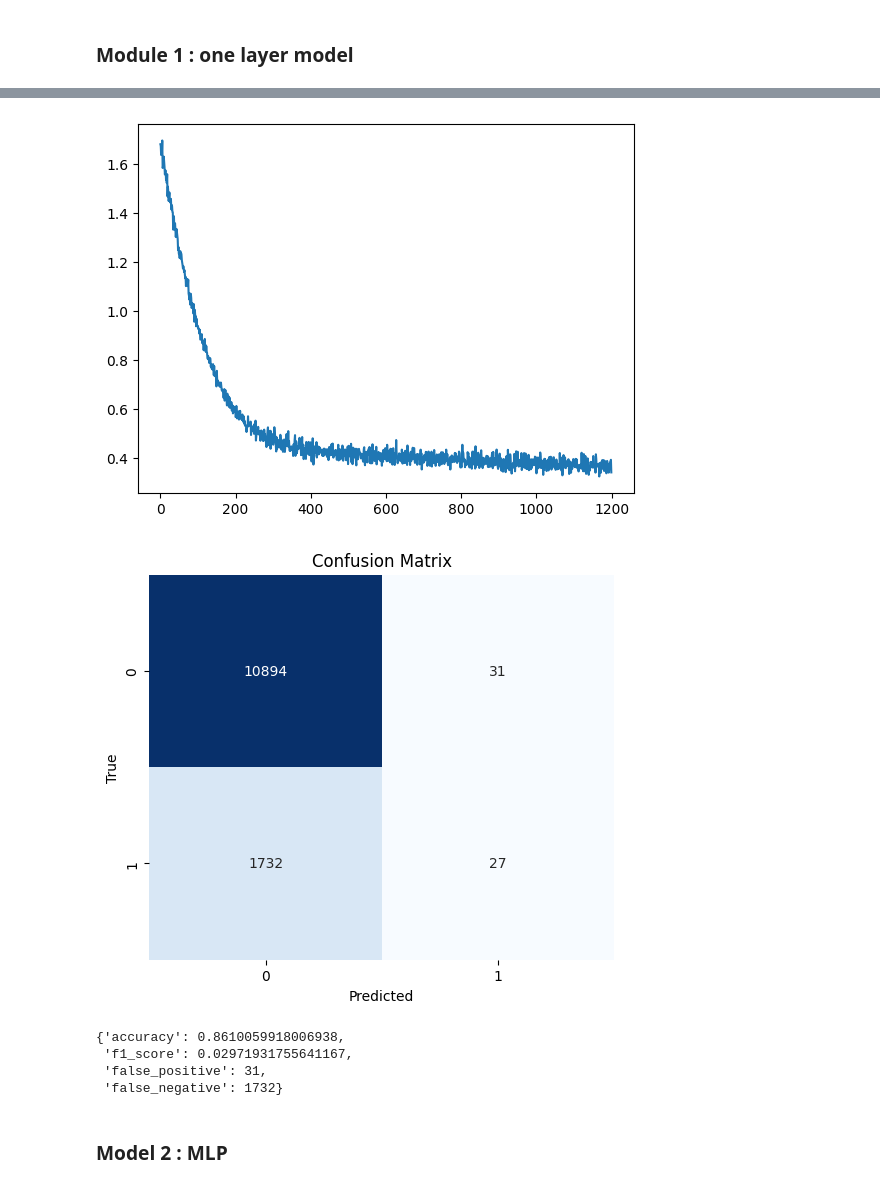
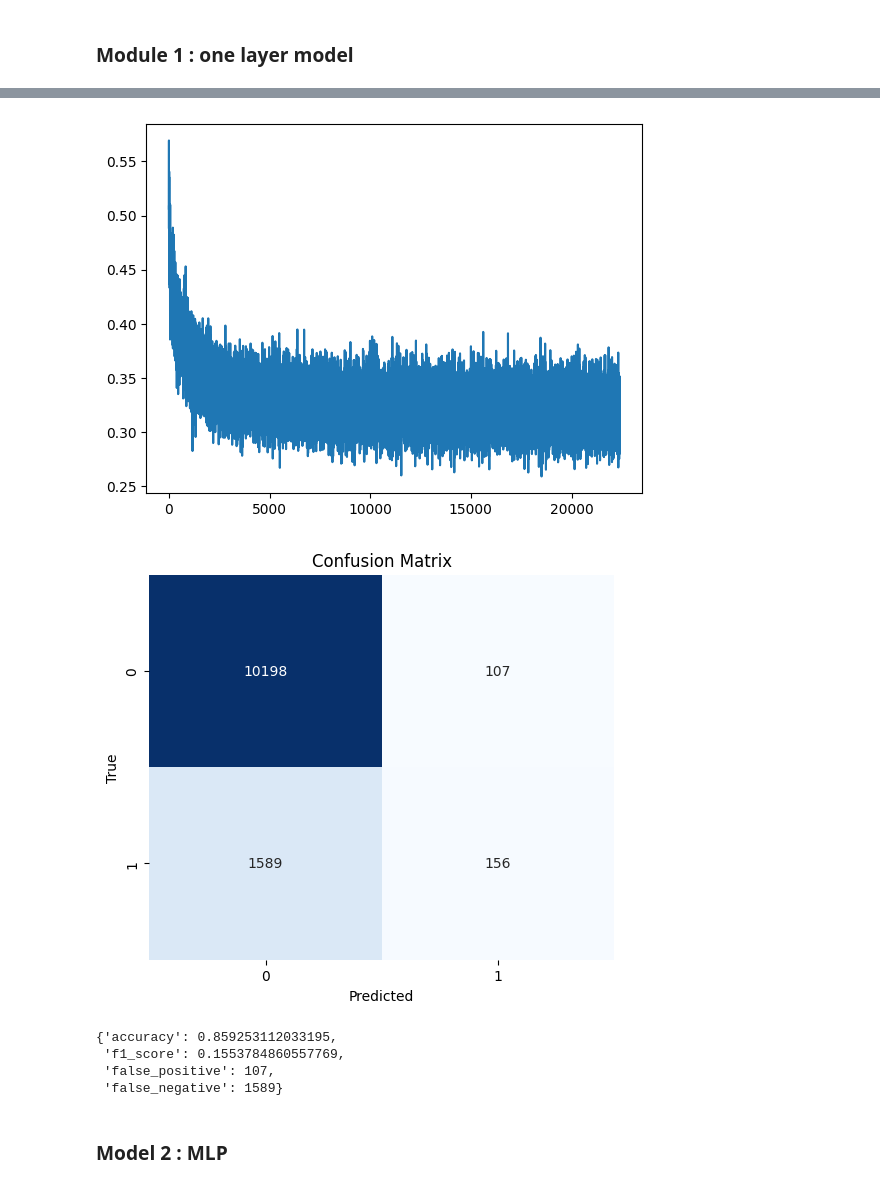
Before and after one commit to ward-benjamin/CS230, a Jupyter notebook: run_notebook.ipynb, the cells around one changed output, grey strips where cells are left out. Drawn from its saved outputs; the diff is of its cells as text; code cells hidden in the pictures.

Commit message:
Weighted loss + correction downloading function

```diff
--- a/run_notebook.ipynb
+++ b/run_notebook.ipynb
@@ -35,11 +43,11 @@ temp,dev = preprocessed.split_dataset_dev()
 # %%
 num_hidden_neurone = 40
 model_one_layer = model.create_sequential_model(num_input,[num_hidden_neurone],dropout_rates=0.1)
-criterion = nn.BCELoss()
+criterion = loss.WeightedBCELoss(w1 = 5.0, w2 = 1.0)
 optimizer = optim.Adam(model_one_layer.parameters(), lr=0.0001,betas= (0.9,0.99))
 
-train_losses = train.train_model(temp,model_one_layer,criterion,optimizer,100,batch_size=1024)
+train_losses,test_data = train.train_model(temp,model_one_layer,criterion,optimizer,100,batch_size=1024)
 plt.plot(train_losses)
 
-evaluate.evaluate_model(model_one_layer,dev)
+evaluate.evaluate_model(model_one_layer,test_data)
 # %% [output]
@@ -63,9 +71,9 @@ F1 Score: 0.0297
-[figure, old version]
+[figure, new version]
-[figure, old version]
+[figure, new version]
-{'accuracy': 0.8610059918006938,
- 'f1_score': 0.02971931755641167,
- 'false_positive': 31,
- 'false_negative': 1732}
+{'accuracy': 0.859253112033195,
+ 'f1_score': 0.1553784860557769,
+ 'false_positive': 107,
+ 'false_negative': 1589}
 # %% [markdown]
 ### Model 2 : MLP
 # %%
```
Also changed, not shown: parts of 4 cells of this notebook, 5 other files.
